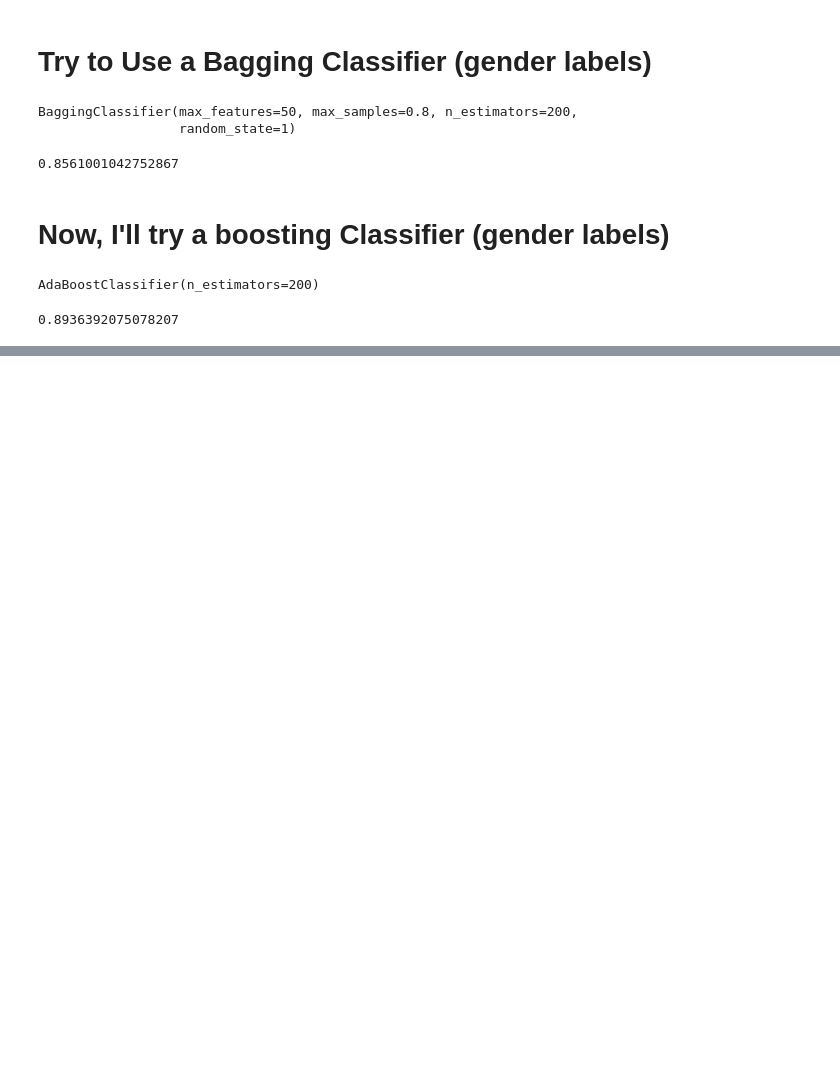
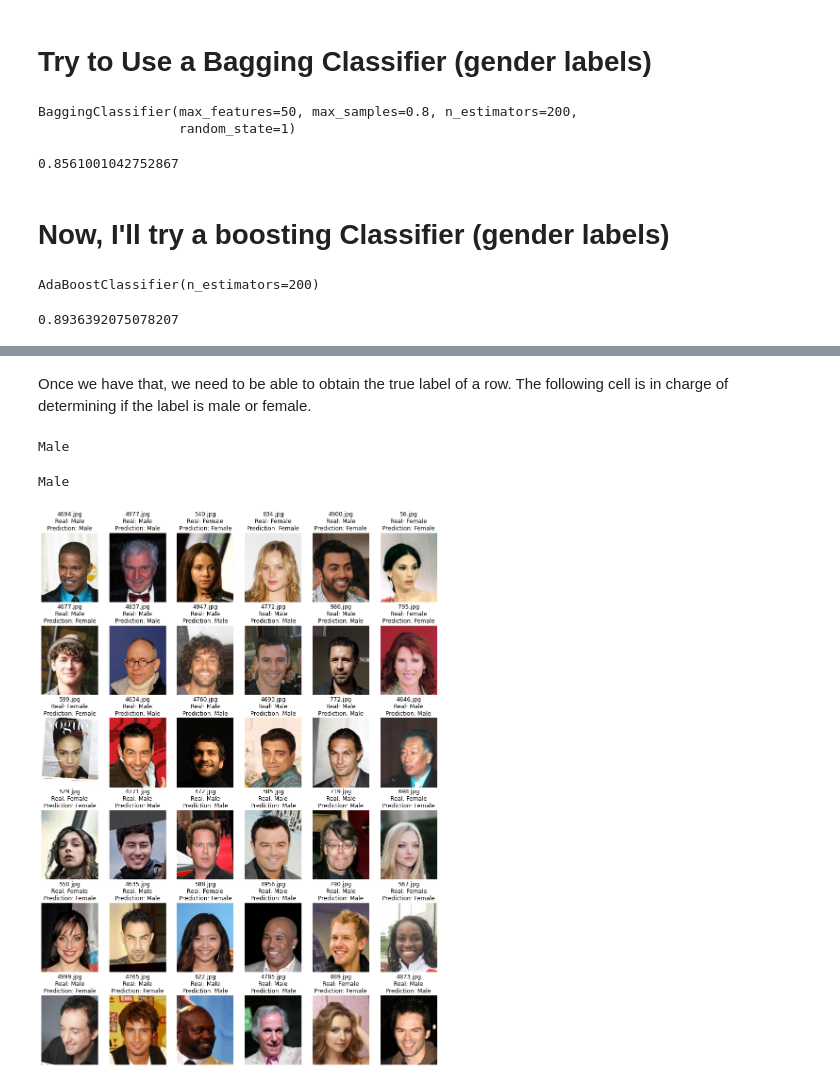
Before and after one commit to PDA44719/AMLS_ELEC0134, a Jupyter notebook: Initial_Data_Exploration.ipynb, the cells around one changed output, grey strips where cells are left out. Cells and saved outputs as stored; diff of their text form; code cells hidden in the pictures; blank space fills up the shorter version.

Commit message:
Created figure containing test images and their real and predicted gender.

```diff
--- a/Initial_Data_Exploration.ipynb
+++ b/Initial_Data_Exploration.ipynb
@@ -516,0 +546,3 @@ score1
+# %%
+df.drop(df.columns[0], axis=1, inplace=True)
+df
@@ -516,0 +563,66 @@ score1
+# %% [markdown]
+Once we have that, we need to be able to obtain the true label of a row. The following cell is in charge of determining if the label is male or female.
+# %%
+df2 = df[df['img_name'] == random_choices[0]]
+print('Male' if int(df2['gender'])==1 else 'Female')
+# %% [output]
+Male
+# %%
+# Make a gender prediction given an input image
+def make_prediction(image, scaler, model):
+    img_array = tf.keras.utils.img_to_array(
+                    tf.keras.utils.load_img(f'dataset_AMLS_22-23/celeba/img/{image}',
+                                   target_size=None,
+                                   interpolation='bicubic'))
+
+    features, _ = import_data.run_dlib_shape(img_array)
+    features_scaled = scaler.transform(features.reshape((1, 136)))
+
+    pred = model.predict(features_scaled, verbose = 0)
+
+    return pred > 0.5
+# %%
+prediction = make_prediction('672.jpg', sc, classifier)
+print('Male' if prediction else 'Female')
+# %% [output]
+Male
+# %%
+# code for displaying multiple images in one figure
+
+#import libraries
+import cv2
+from matplotlib import pyplot as plt
+
+# create figure
+fig = plt.figure(figsize=(15, 21))
+
+# setting values to rows and column variables
+rows = 6
+columns = 6
+
+# reading images
+
+images_bgr = []
+for image in random_choices:
+    images_bgr.append(cv2.imread("dataset_AMLS_22-23/celeba/img/" + image))
+
+
+images_rgb = []
+for im in images_bgr:
+    # convert bgr to rgb
+    images_rgb.append(cv2.cvtColor(im, cv2.COLOR_BGR2RGB))
+
+
+for i in range(len(random_choices)):
+    prediction = make_prediction(random_choices[i], sc, classifier)
+    df2 = df[df['img_name'] == random_choices[i]]
+    real_label = 'Male' if int(df2['gender'])==1 else 'Female'
+    fig.add_subplot(rows, columns, i+1)
+    plt.imshow(images_rgb[i])
+    plt.axis('off')
+    plt.title(f'{random_choices[i]}\nReal: {real_label}\nPrediction: {"Male" if prediction else "Female"}')
+
+
+# showing image
+# %% [output]
+[figure, added]
```
Also changed, not shown: parts of 8 cells of this notebook.
